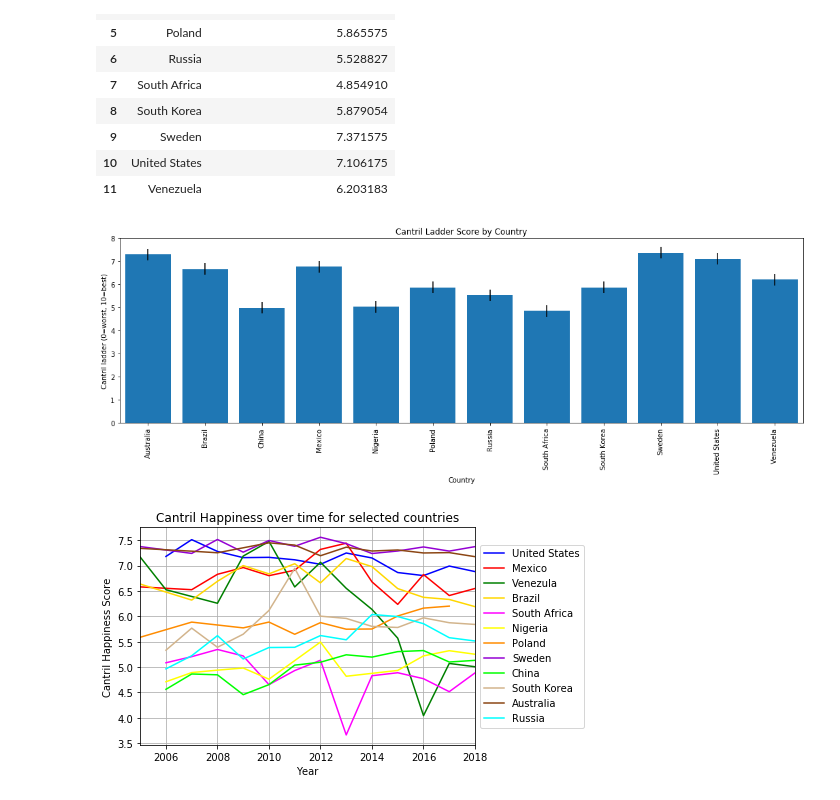
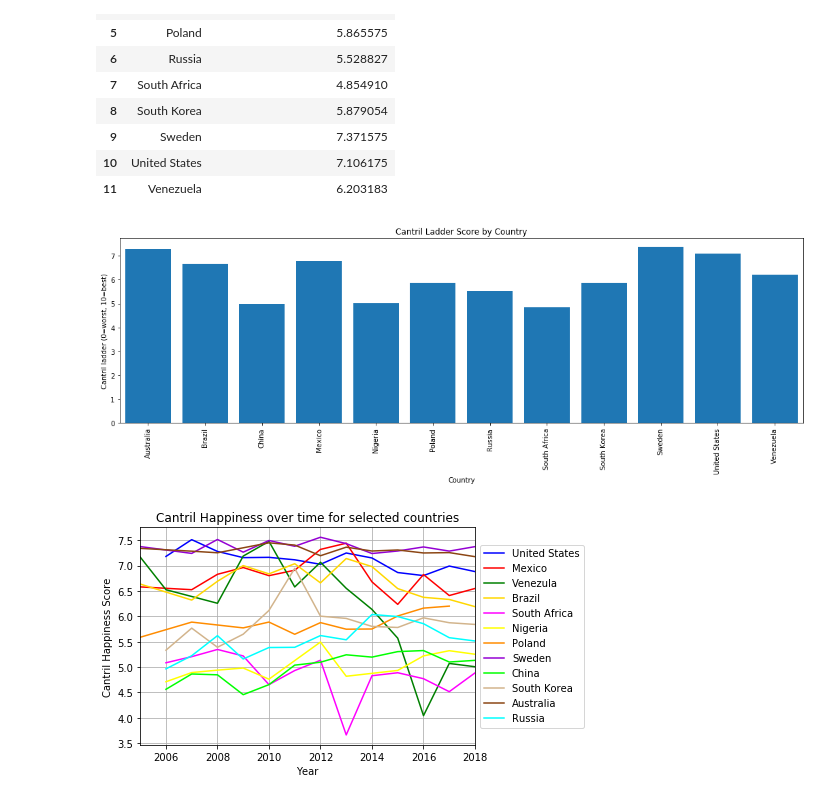
Before and after one commit to JeremyBrent/RUDS_project_1, a Jupyter notebook: Jeremys_notebook/Data_analysis.ipynb, the cells around one changed output. Saved outputs shown, nothing was run; the diff lists cells and outputs as text; code cells hidden in the pictures.

```diff
--- a/Jeremys_notebook/Data_analysis.ipynb
+++ b/Jeremys_notebook/Data_analysis.ipynb
@@ -227,16 +228,16 @@ Cantril_hap_group
 # %%
 #Graphically displaying Average Cantril Happiness Score by country
 xlocation = [value for value in Cantril_hap_group["Entity"]]
 f, ax = plt.subplots(figsize=(18,5))
-plt.bar(Cantril_hap_group["Entity"],Cantril_hap_group["Cantril Ladder(0=worst,10=best)"],yerr=.25)
+plt.bar(Cantril_hap_group["Entity"],Cantril_hap_group["Cantril Ladder(0=worst,10=best)"])
 plt.xticks(xlocation,Cantril_hap_group["Entity"],rotation=90)
 plt.xlabel("Country")
 plt.ylabel("Cantril ladder (0=worst, 10=best)")
 plt.title("Cantril Ladder Score by Country")
 plt.xlim(-.5,len(Cantril_hap_group.Entity)-.5)
 plt.show()
 # %% [output]
-[figure, old version]
+[figure, new version]
 # %%
 # Obtaining and visualizing Cantril Happiness score over time per chosen country
 Cantril_hap
```
Also changed, not shown: parts of 6 cells of this notebook.
